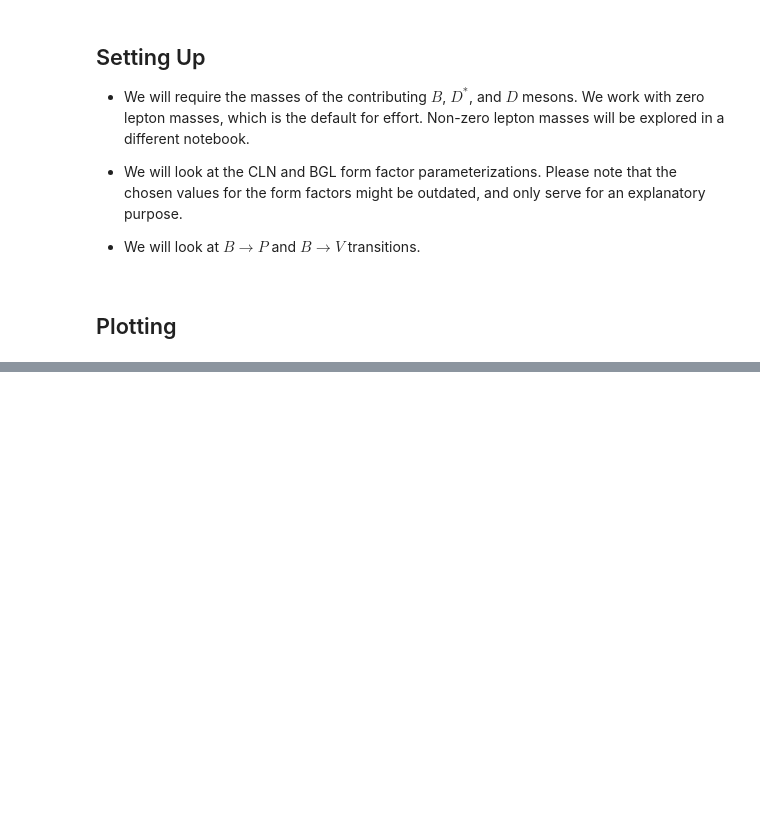
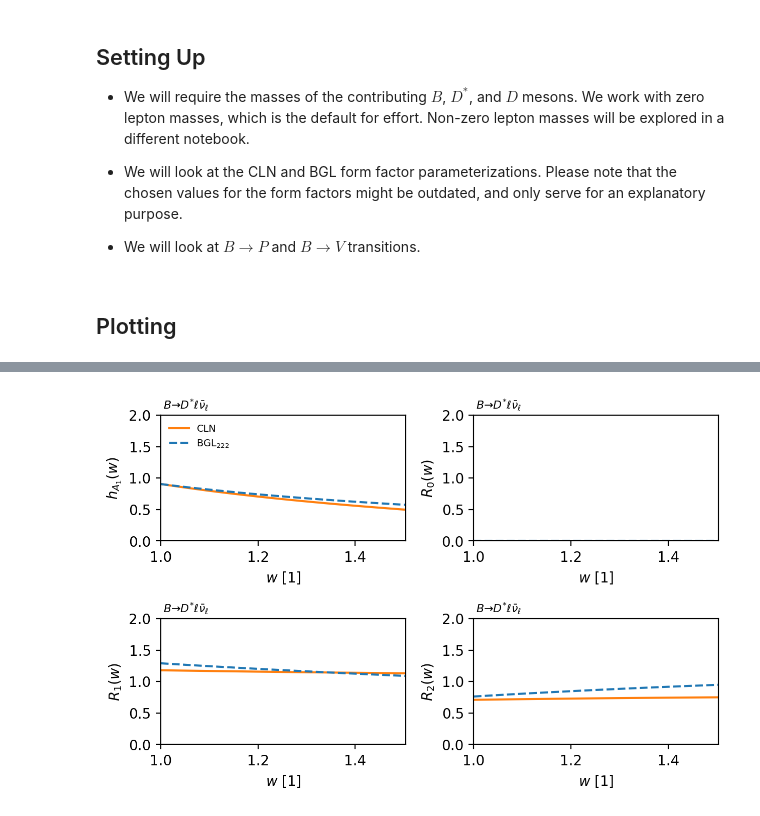
Before and after one commit to MarkusPrim/eFFORT2, a Jupyter notebook: effort2/examples/Rates and Form Factors for B --> D(*) l nu.ipynb, the cells around one changed output, grey strips where cells are left out. Drawn from its saved outputs; the diff is of its cells as text; code cells hidden in the pictures; blank space fills up the shorter version.

```diff
--- a/effort2/examples/Rates and Form Factors for B --> D(*) l nu.ipynb
+++ b/effort2/examples/Rates and Form Factors for B --> D(*) l nu.ipynb
@@ -247,34 +250,36 @@ ax[0, 0].plot(w_range, unp.nominal_values(hA1_2), color="tab:blue", label=r"BGL$
 ax[0, 1].plot(w_range, unp.nominal_values(R0_2 ), color="tab:blue", ls="dashed")
 ax[1, 0].plot(w_range, unp.nominal_values(R1_2 ), color="tab:blue", ls="dashed")
 ax[1, 1].plot(w_range, unp.nominal_values(R2_2 ), color="tab:blue", ls="dashed")
 
 ax[0, 0].set_xlim(1, max(w_range))
 ax[0, 1].set_xlim(1, max(w_range))
 ax[1, 0].set_xlim(1, max(w_range))
 ax[1, 1].set_xlim(1, max(w_range))
 
 ax[0, 0].set_ylim(0, 2)
 ax[0, 1].set_ylim(0, 2)
 ax[1, 0].set_ylim(0, 2)
 ax[1, 1].set_ylim(0, 2)
 
 ax[0, 0].set_xlabel(r"$w$ [1]")
 ax[0, 1].set_xlabel(r"$w$ [1]")
 ax[1, 0].set_xlabel(r"$w$ [1]")
 ax[1, 1].set_xlabel(r"$w$ [1]")
 
 ax[0, 0].set_ylabel(r"$h_{A_1}(w)$")
 ax[0, 1].set_ylabel(r"$R_0(w)$")
 ax[1, 0].set_ylabel(r"$R_1(w)$")
 ax[1, 1].set_ylabel(r"$R_2(w)$")
 
 ax[0, 0].legend(loc="upper left", frameon=False, fontsize="x-small", ncol=1)
 
-add_watermark(ax[0, 0], logo=r"$B \to D^* \ell \bar{\nu}_\ell$", px=0.01, py=1.05, fontsize=8)
-add_watermark(ax[0, 1], logo=r"$B \to D^* \ell \bar{\nu}_\ell$", px=0.01, py=1.05, fontsize=8)
-add_watermark(ax[1, 0], logo=r"$B \to D^* \ell \bar{\nu}_\ell$", px=0.01, py=1.05, fontsize=8)
-add_watermark(ax[1, 1], logo=r"$B \to D^* \ell \bar{\nu}_\ell$", px=0.01, py=1.05, fontsize=8)
+add_watermark(ax[0, 0], logo=r"$B \to D^{*} \ell \bar{\nu}_\ell$", px=0.01, py=1.05, fontsize=8)
+add_watermark(ax[0, 1], logo=r"$B \to D^{*} \ell \bar{\nu}_\ell$", px=0.01, py=1.05, fontsize=8)
+add_watermark(ax[1, 0], logo=r"$B \to D^{*} \ell \bar{\nu}_\ell$", px=0.01, py=1.05, fontsize=8)
+add_watermark(ax[1, 1], logo=r"$B \to D^{*} \ell \bar{\nu}_\ell$", px=0.01, py=1.05, fontsize=8)
 
 plt.tight_layout()
 plt.show()
 plt.close()
+# %% [output]
+[figure, added]
```
Also changed, not shown: parts of 3 cells of this notebook, 12 other files.
